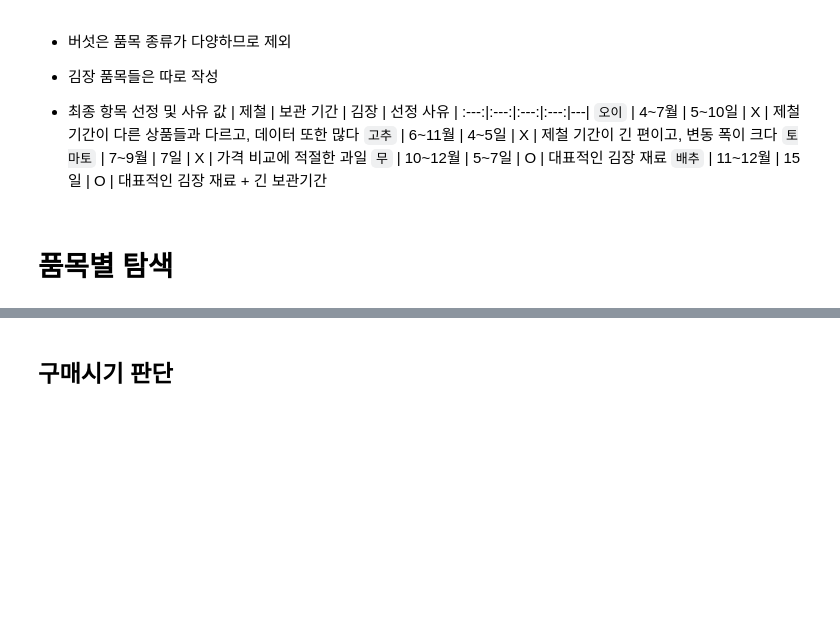
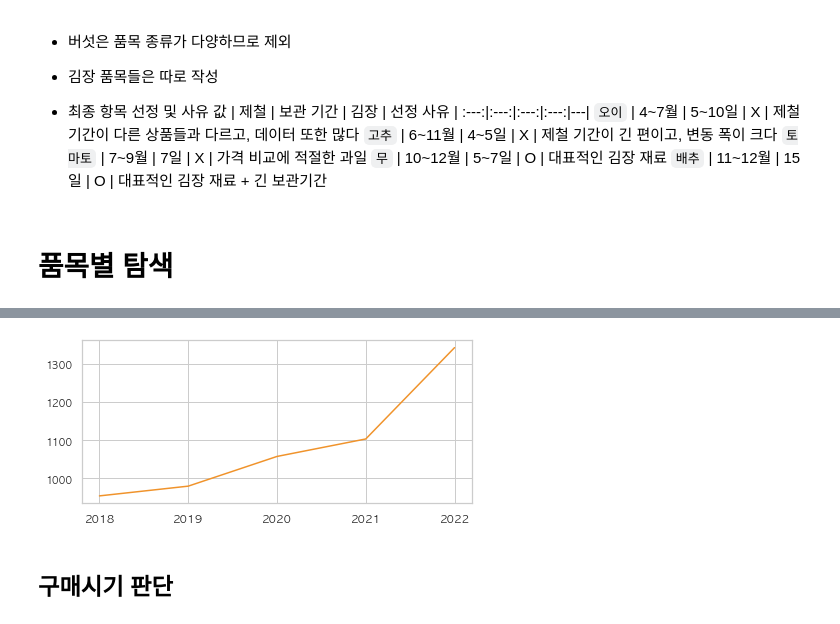
Before and after one commit to LUCI031/grocery_auction, a Jupyter notebook: 22.11.eda3.ipynb, the cells around one changed output, grey strips where cells are left out. Drawn from its saved outputs; the diff is of its cells as text; code cells hidden in the pictures; blank space fills up the shorter version.

```diff
--- a/22.11.eda3.ipynb
+++ b/22.11.eda3.ipynb
@@ -95,6 +88,14 @@ dics2 = {'오이':(100,10000),
         '무':(100,10000),
         '배추':(100,10000),
         '딸기':(100,20000)}
+
+prd_color = {'오이':'#6ab04c',
+            '고추':'#eb4d4b',
+            '배추':'#f0932b'}
+
+# prd_color = {'오이':['#badc58',(186, 220, 88,1)],
+#             '고추':['#eb4d4b',(235, 77, 75,1)],
+#             '배추':['#22a6b3',(34, 166, 179,1)]}
 # %%
 # 거래량, 거래 가격, 평균 kg 당 가격, 판매 등급
 def prd_info(df,prd,nums1,nums2,fig=(24,5)):
@@ -403,4 +414,13 @@ Name: price_kg, dtype: float64
 ... (13 outputs left out)
+# %%
+a = df[df['prd']==prd].groupby('year').mean()['price_kg']
+fig = plt.figure(figsize=(7,3),facecolor='white')
+ax = fig.add_subplot(1,1,1)
+ax.plot(a.index,a.values,color=prd_color[prd])
+ax.set_xticks(a.index)
+plt.show()
+# %% [output]
+[figure, added]
 # %% [markdown]
 ## 구매시기 판단
 # %%
```
Also changed, not shown: parts of 6 cells of this notebook, 1 other file.
